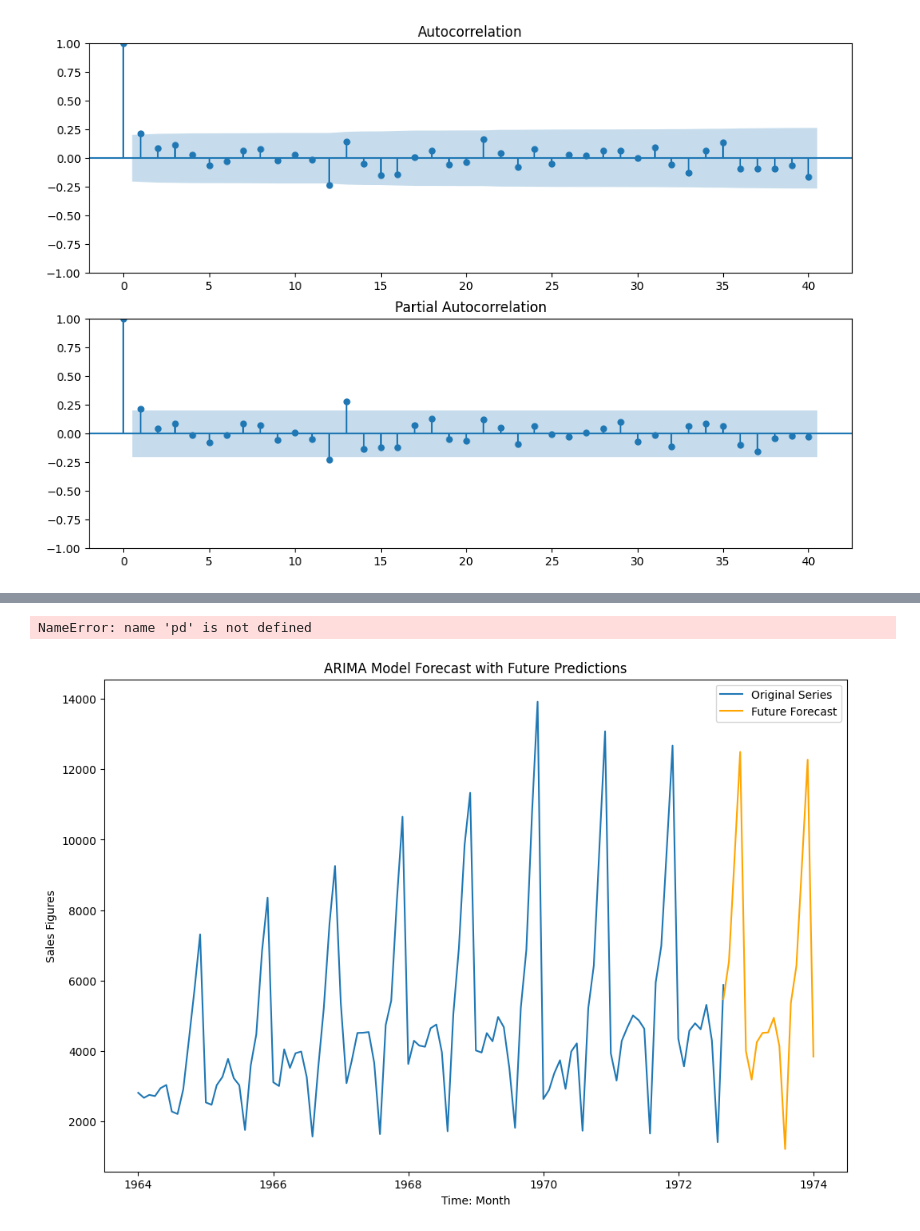
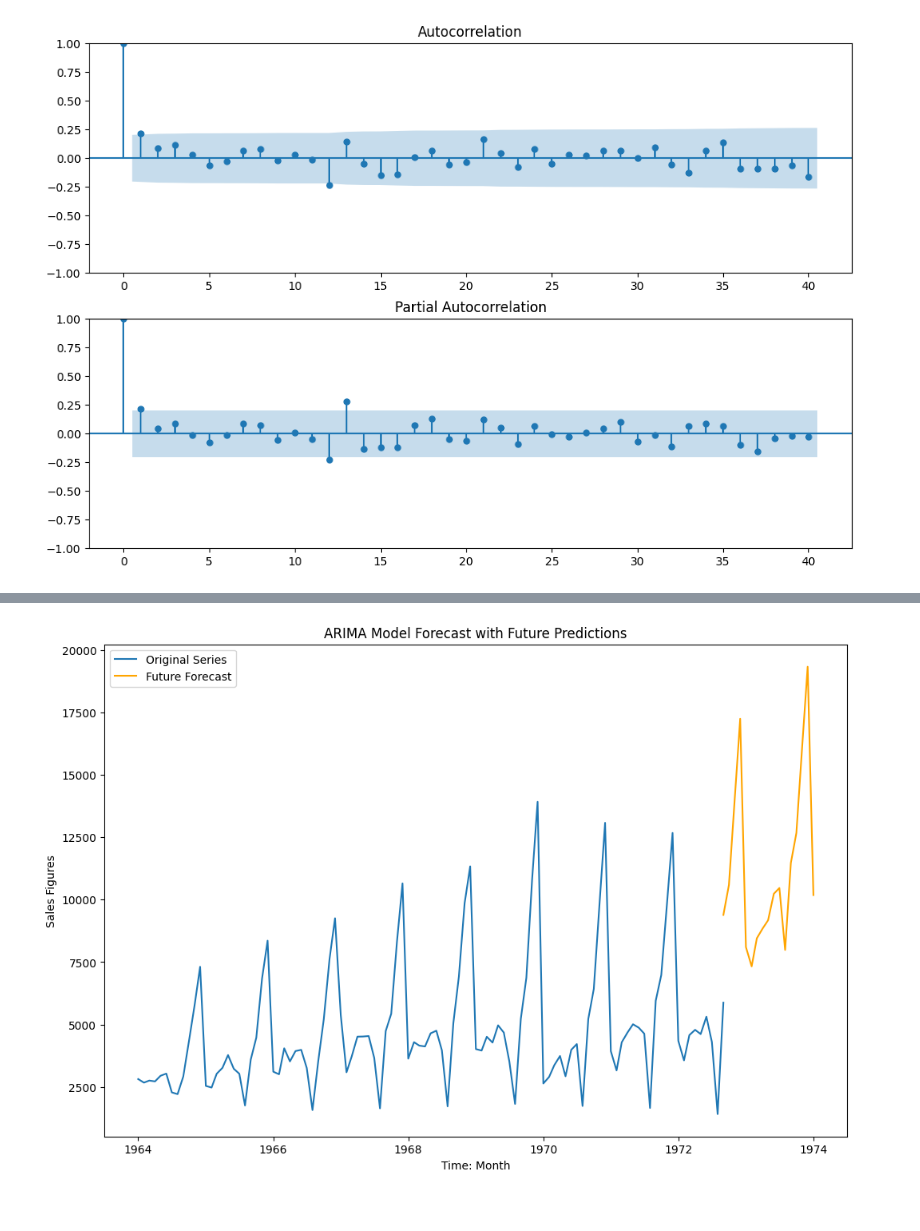
Before and after one commit to Ankar-Kumar/simulation, a Jupyter notebook: forecasting/video_forecast.ipynb, the cells around one changed output, grey strips where cells are left out. Saved outputs shown, nothing was run; the diff lists cells and outputs as text; code cells hidden in the pictures.

Commit message:
update all correction in forecasting

```diff
--- a/forecasting/video_forecast.ipynb
+++ b/forecasting/video_forecast.ipynb
@@ -216,3 +236,3 @@ Warnings:
 # %%
-model=SARIMAX(df['Sales'],order=(0,1,0),seasonal_order=(1,1,1,12))
+model=SARIMAX(train['Sales'],order=(0,1,0),seasonal_order=(0,1,0,12))
 results=model.fit()
@@ -219,3 +273,2 @@ results=model.fit()
 # %%
-df['forecast']=results.predict(start=90,end=103,dynamic=True)
-df[['Sales','forecast']].plot(figsize=(12,8))
+future_datest_df = results.predict(start = 104, end = 120, dynamic= True)
@@ -230,10 +274,0 @@ df[['Sales','forecast']].plot(figsize=(12,8))
-# %%
-# future_datest_df=pd.DataFrame(index=future_dates[0:])
-
-
-future_datest_df=pd.date_range(start='1972-09-01',end='1974-09-01' , freq='MS')
-
-future_datest_df=pd.DataFrame(index=future_datest_df[0:])
-# future_datest_df.head(20)
-# %% [output]
-NameError: name 'pd' is not defined
@@ -242,13 +275,11 @@ NameError: name 'pd' is not defined
-# %%
-future_datest_df['forecast'] = results.predict(start = 104, end = 120, dynamic= True)
 # %%
 plt.figure(figsize=(12, 8))
 plt.plot(df['Sales'], label='Original Series')
-plt.plot(future_datest_df['forecast'], color='orange', label='Future Forecast')
+plt.plot(future_datest_df, color='orange', label='Future Forecast')
 plt.title('ARIMA Model Forecast with Future Predictions')
 plt.xlabel('Time: Month')
 plt.ylabel('Sales Figures')
 plt.legend()
 plt.show()
 # %% [output]
-[figure, old version]
+[figure, new version]
```
Also changed, not shown: parts of 16 cells of this notebook, 5 other files.
